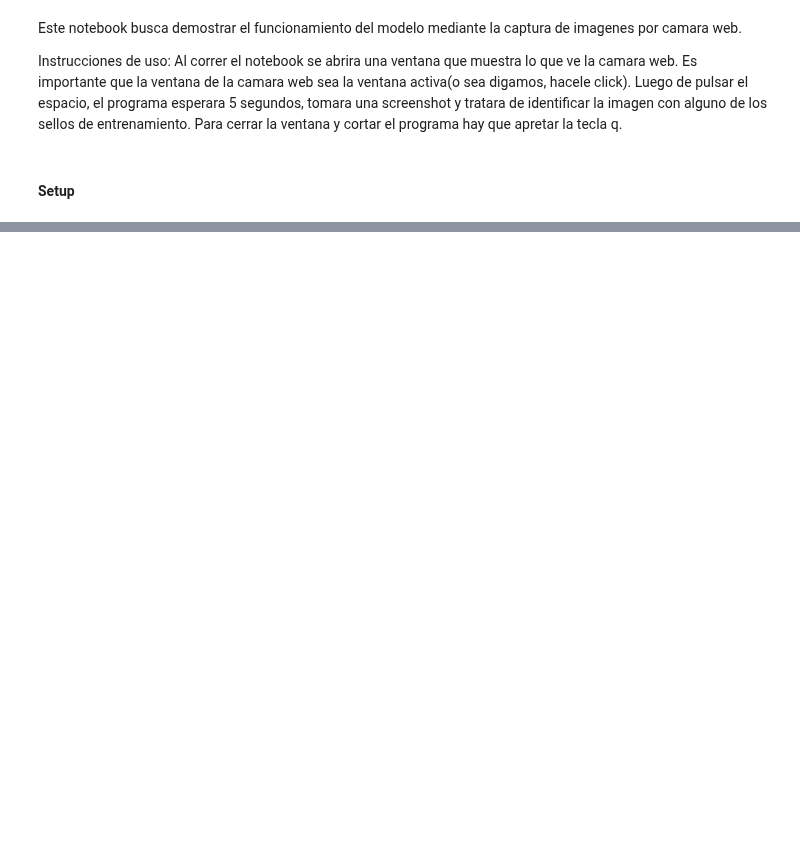
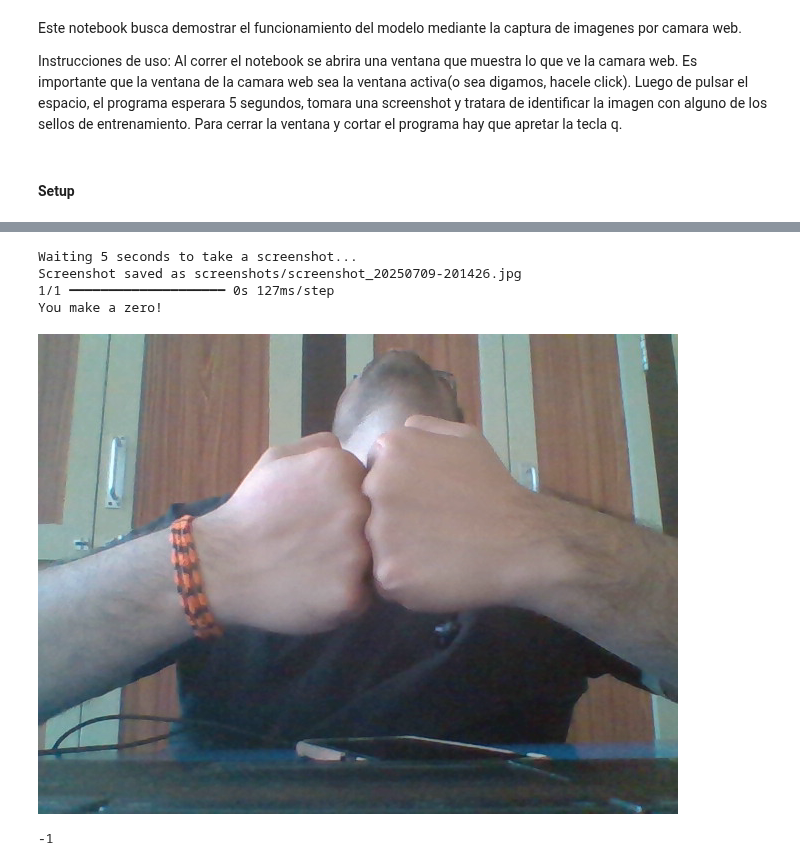
Before and after one commit to DonBerge/IIA-TPS, a Jupyter notebook: TP-FINAL/camara.ipynb, the cells around one changed output, grey strips where cells are left out. Drawn from its saved outputs; the diff is of its cells as text; code cells hidden in the pictures; blank space fills up the shorter version.

```diff
--- a/TP-FINAL/camara.ipynb
+++ b/TP-FINAL/camara.ipynb
@@ -26,11 +40,12 @@ cap = cv2.VideoCapture(0)
 cap.set(3,640) # adjust width
 cap.set(4,480) # adjust height
 
-# Cargar el test_dataset para obtener los nombres de las clases
 test_dataset = tf.keras.utils.image_dataset_from_directory(
     "dataset/test")
 
-cnames = test_dataset.class_names
+#cnames = test_dataset.class_names
+
+cnames = ['tiger', 'dog', 'zero']
 
 @keras.saving.register_keras_serializable()
 class InceptionPreprocessing(tf.keras.layers.Layer):
@@ -46,7 +61,8 @@ class InceptionPreprocessing(tf.keras.layers.Layer):
         return super(InceptionPreprocessing, self).get_config()
 
 # Cargar modelo (ya no necesitas definir la función preprocess)
-model = tf.keras.models.load_model("models/final_finetuned_model.keras")
+model = tf.keras.models.load_model("naruto_signs_3.keras")
+
 
 def get_random_images_from_subfolders(base_path):
     images = {}
@@ -66,7 +82,7 @@ print(random_images.keys())
 
 def classify_image(image):
     # Preprocess the image for the model
-    img = cv2.resize(image, (256, 256))  # Resize to model input size
+    img = cv2.resize(image, (150, 150))  # Resize to model input size
     img = np.expand_dims(img, axis=0)  # Add batch dimension
 
     # Predict using the model
@@ -79,30 +95,37 @@ def classify_image(image):
 def screenshot():
     success, img = cap.read()
     if success:
         timestamp = time.strftime("%Y%m%d-%H%M%S")
         filename = f"screenshots/screenshot_{timestamp}.jpg"
         cv2.imwrite(filename, img)
         print("Screenshot saved as {}".format(filename))
         classify_image(img)
     else:
         print("Failed to capture image")
 
 
 while True:
     success, img = cap.read()
     cv2.imshow("Webcam", img) # This will open an independent window
     k = cv2.waitKey(1)
 
     # If q pressed, break the loop
     if k & 0xFF == ord('q'):
         cap.release()
         break
     # If space pressed, wait 5 seconds and save the image
     elif k & 0xFF == ord(' '):
         # Tomar una captura de pantalla en 5 segundos
         clear_output()
         print("Waiting 5 seconds to take a screenshot...")
         threading.Timer(5, screenshot).start()
 
 cv2.destroyAllWindows()
 cv2.waitKey(1) # normally unnecessary, but it fixes a bug on MacOS where the window doesn't close
+# %% [output]
+Waiting 5 seconds to take a screenshot...
+Screenshot saved as screenshots/screenshot_20250709-201426.jpg
+1/1 ━━━━━━━━━━━━━━━━━━━━ 0s 127ms/step
+You make a zero!
+[figure, added]
+-1
```
Also changed, not shown: parts of 1 cell of this notebook, 3 other files.
